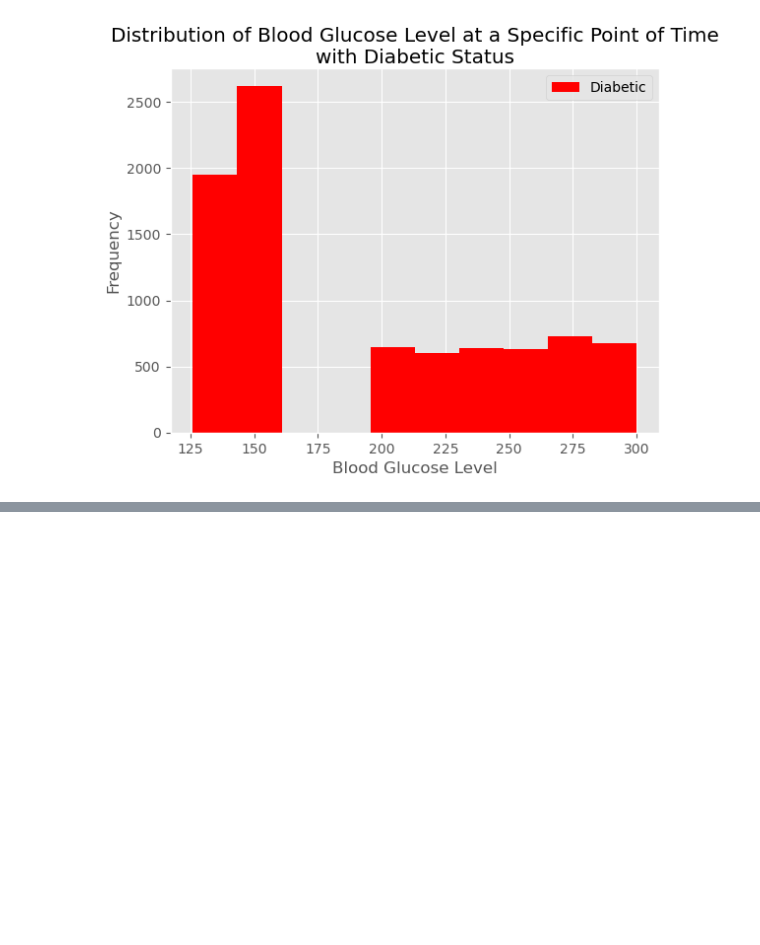
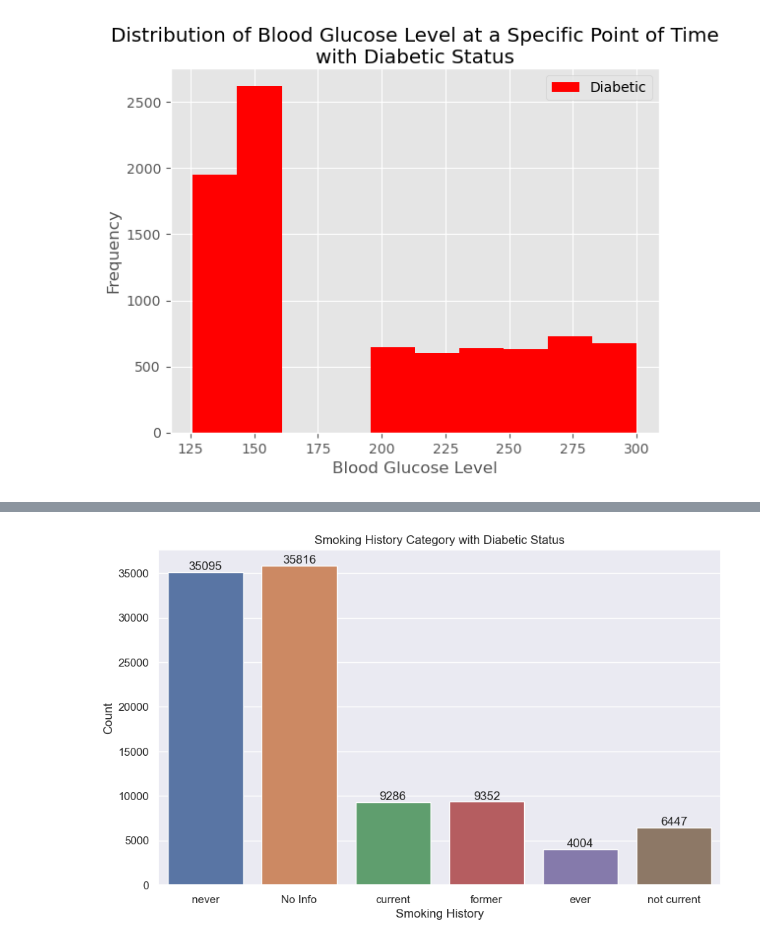
Before and after one commit to joycelovedorial/IS424-Data-Mining, a Jupyter notebook: Diabetes Prediction Latest.ipynb, the cells around one changed output, grey strips where cells are left out. Drawn from its saved outputs; the diff is of its cells as text; code cells hidden in the pictures; blank space fills up the shorter version.

```diff
--- a/Diabetes Prediction Latest.ipynb
+++ b/Diabetes Prediction Latest.ipynb
@@ -747,0 +830,21 @@ plt.show()
+# %%
+#Smoking History Bar chart
+plt.figure(figsize=(10, 6))
+ax = sns.countplot(x="smoking_history", data=df_original)
+
+# Add values on top of each bar
+#for p in ax.patches:
+#    ax.annotate(f'{p.get_height()}', (p.get_x() + p.get_width() / 2., p.get_height()),
+#                ha='center', va='center', xytext=(0, 10), textcoords='offset points')
+
+# Set labels and title
+plt.title("Smoking History Category with Diabetic Status")
+plt.xlabel("Smoking History")
+plt.ylabel("Count")
+for i in ax.containers:
+    ax.bar_label(i,)
+
+# Show the plot
+plt.show()
+# %% [output]
+[figure, added]
```
Also changed, not shown: parts of 12 cells of this notebook.
